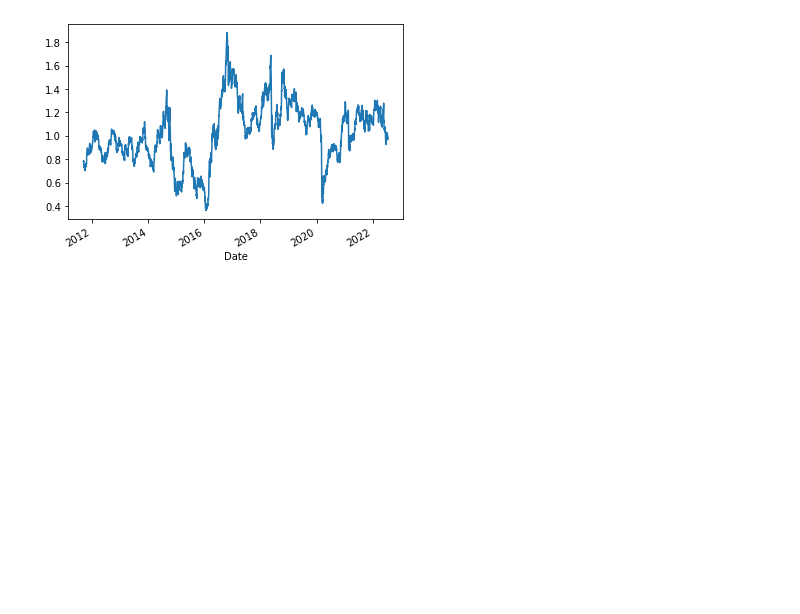
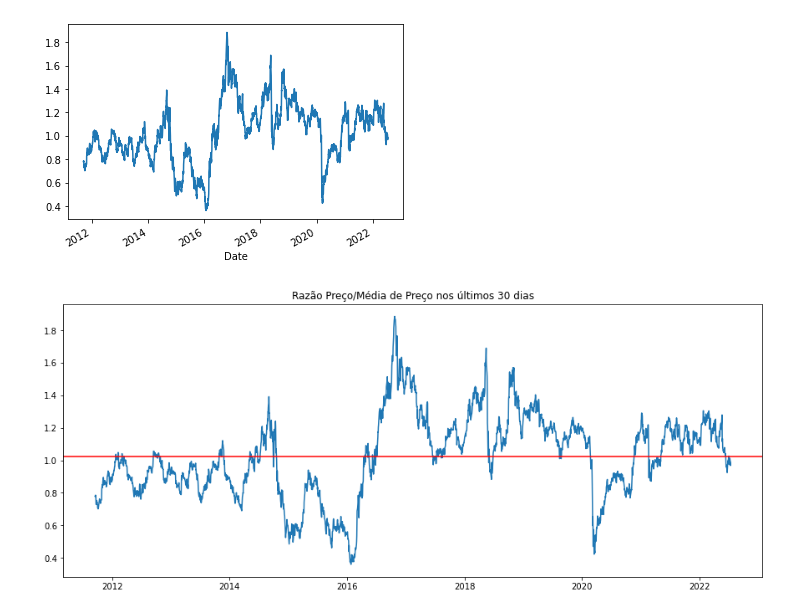
Before and after one commit to victorncg/financas_quantitativas, a Jupyter notebook: Razão_Preço_Média_de_Preço.ipynb, the cells around one changed output. Drawn from its saved outputs; the diff is of its cells as text; code cells hidden in the pictures; blank space fills up the shorter version.

```diff
--- a/Razão_Preço_Média_de_Preço.ipynb
+++ b/Razão_Preço_Média_de_Preço.ipynb
@@ -103,3 +105,7 @@ plota_razao_preco_media('PETR4.SA', '2010-04-01',365)
 # %% [output]
 <matplotlib.axes._subplots.AxesSubplot at 0x...>
 [figure]
+# %%
+plota_razao_preco_media_marcado('PETR4.SA', '2010-04-01',365)
+# %% [output]
+[figure, added]
```
Also changed, not shown: parts of 1 cell of this notebook, 1 other file.
